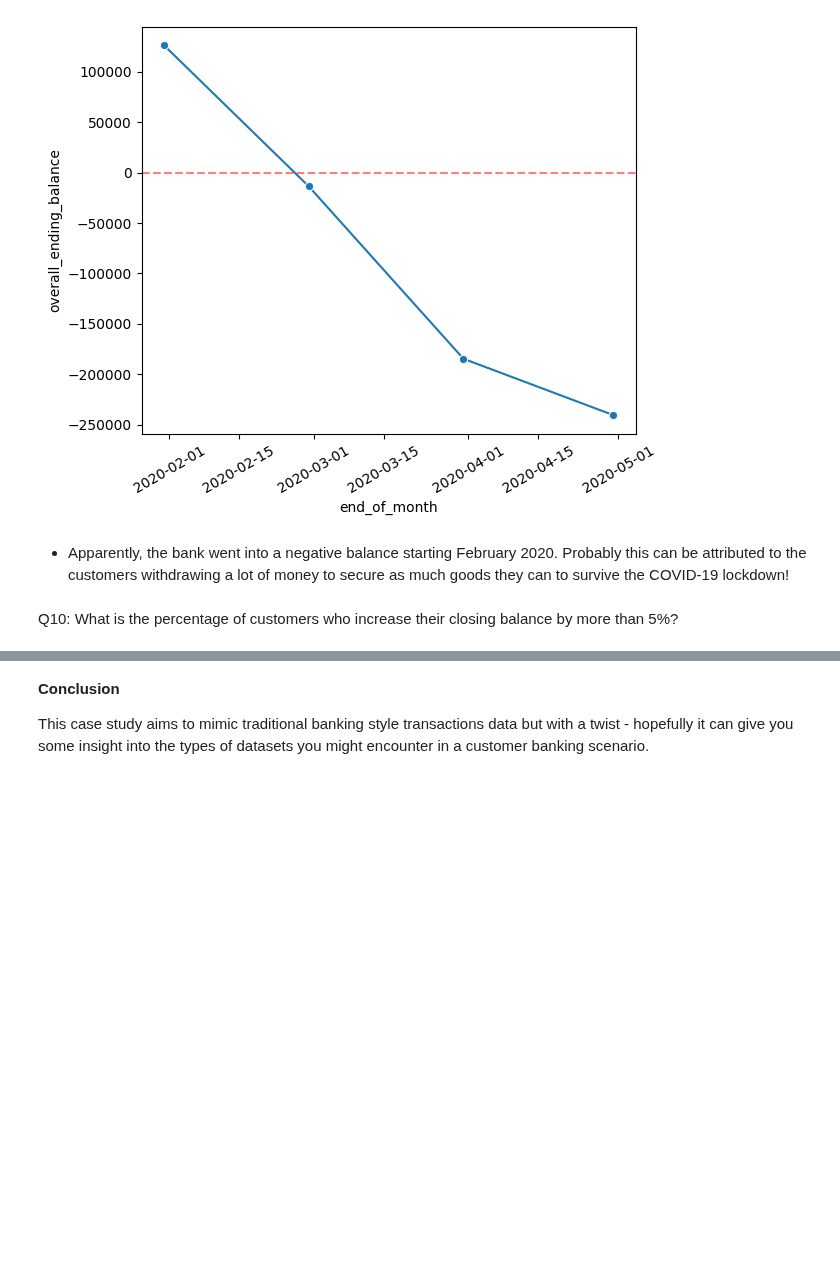
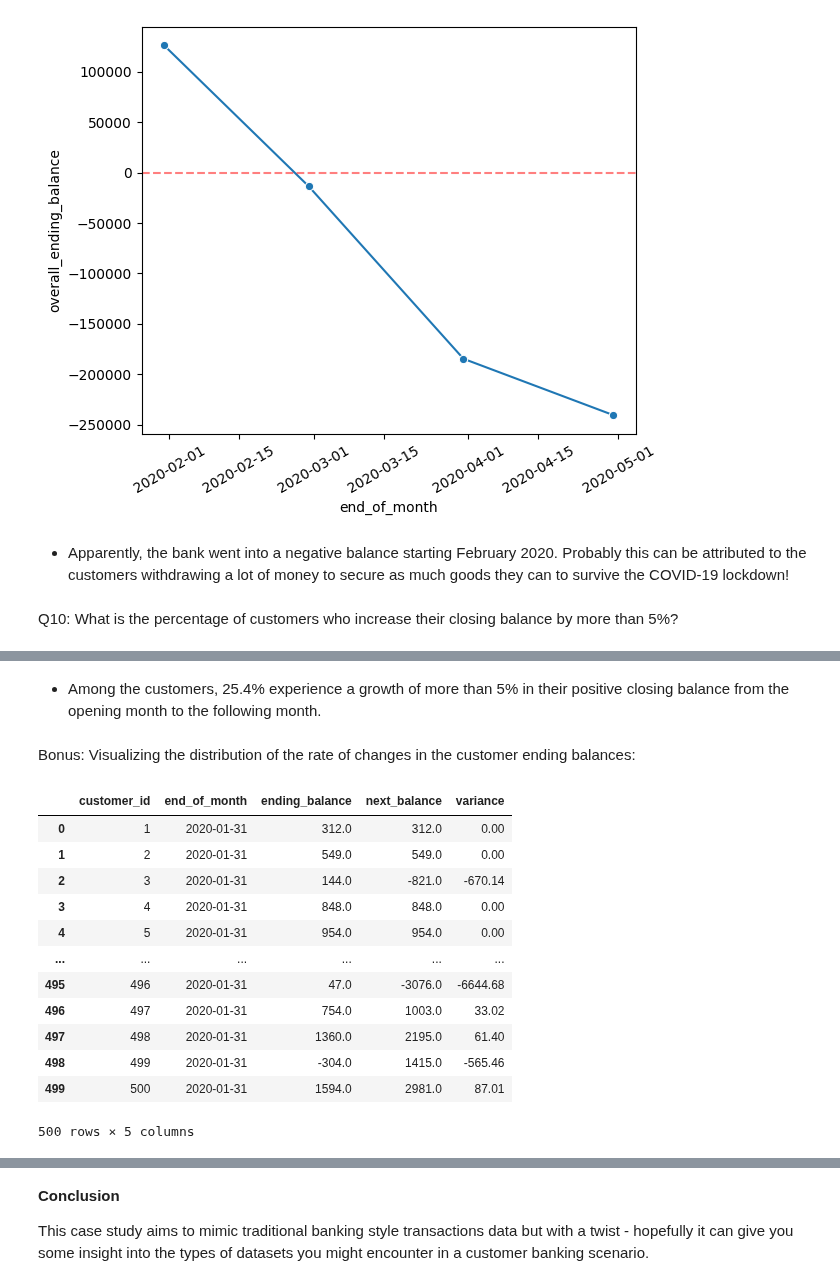
Before and after one commit to 20100215/8_Week_SQL_Challenge, a Jupyter notebook: Week 4 (Data Bank)/week4.ipynb, the cells around one changed output, grey strips where cells are left out. Saved outputs shown, nothing was run; the diff lists cells and outputs as text; code cells hidden in the pictures; blank space fills up the shorter version.

```diff
--- a/Week 4 (Data Bank)/week4.ipynb
+++ b/Week 4 (Data Bank)/week4.ipynb
@@ -603,0 +647,75 @@ The Data Bank team wants you to use the outputs generated from the above section
+# %% [markdown]
+- Among the customers, 25.4% experience a growth of more than 5% in their positive closing balance from the opening month to the following month.
+# %% [markdown]
+Bonus: Visualizing the distribution of the rate of changes in the customer ending balances:
+# %%
+q10b_df = query('''
+    WITH transactions_with_missing_months_filled_cte AS(
+        SELECT * FROM data_bank.customer_transactions
+        UNION
+        SELECT
+            DISTINCT customer_id,
+            ('2020-01-01'::DATE + GENERATE_SERIES(0,3) * INTERVAL '1 MONTH') AS txn_date,
+            'deposit' AS txn_type,
+            0 AS txn_amount
+        FROM data_bank.customer_transactions
+    ),
+    flow_changes_cte AS(
+        SELECT
+            customer_id,
+            (DATE_TRUNC('month', txn_date) + INTERVAL '1 MONTH - 1 DAY')::DATE AS end_of_month,
+            SUM(CASE
+                WHEN txn_type = 'withdrawal' THEN -txn_amount
+                WHEN txn_type = 'purchase' THEN -txn_amount
+                ELSE txn_amount
+            END) AS flow_change
+        FROM transactions_with_missing_months_filled_cte
+        GROUP BY customer_id, end_of_month
+        ORDER BY customer_id, end_of_month
+    ),
+    ending_balances_cte AS(
+        SELECT
+            customer_id,
+            end_of_month,
+            flow_change,
+            SUM(flow_change) OVER (
+                PARTITION BY customer_id ORDER BY end_of_month      -- Window function
+                ROWS BETWEEN UNBOUNDED PRECEDING AND CURRENT ROW    -- Cumulative sum
+            ) AS ending_balance
+        FROM
+            flow_changes_cte
+    ),
+    next_balance_cte AS (
+        SELECT
+            customer_id,
+            end_of_month,
+            ending_balance,
+            LEAD(ending_balance) OVER
+            (PARTITION BY customer_id ORDER BY end_of_month) AS next_balance
+        FROM
+            ending_balances_cte
+    )
+    SELECT
+        customer_id,
+        end_of_month,
+        ending_balance,
+        next_balance,
+        ROUND((100.0 * (next_balance - ending_balance)) / ending_balance,2) AS variance
+    FROM next_balance_cte
+    WHERE end_of_month = '2020-01-31'
+''')
+q10b_df
+# %% [output]
+|  | customer_id | end_of_month | ending_balance | next_balance | variance |
+| 0 | 1 | 2020-01-31 | 312.0 | 312.0 | 0.00 |
+| 1 | 2 | 2020-01-31 | 549.0 | 549.0 | 0.00 |
+| 2 | 3 | 2020-01-31 | 144.0 | -821.0 | -670.14 |
+| 3 | 4 | 2020-01-31 | 848.0 | 848.0 | 0.00 |
+| 4 | 5 | 2020-01-31 | 954.0 | 954.0 | 0.00 |
+| ... | ... | ... | ... | ... | ... |
+| 495 | 496 | 2020-01-31 | 47.0 | -3076.0 | -6644.68 |
+| 496 | 497 | 2020-01-31 | 754.0 | 1003.0 | 33.02 |
+| 497 | 498 | 2020-01-31 | 1360.0 | 2195.0 | 61.40 |
+| 498 | 499 | 2020-01-31 | -304.0 | 1415.0 | -565.46 |
+| 499 | 500 | 2020-01-31 | 1594.0 | 2981.0 | 87.01 |
+500 rows × 5 columns
```
Also changed, not shown: parts of 15 cells of this notebook.
